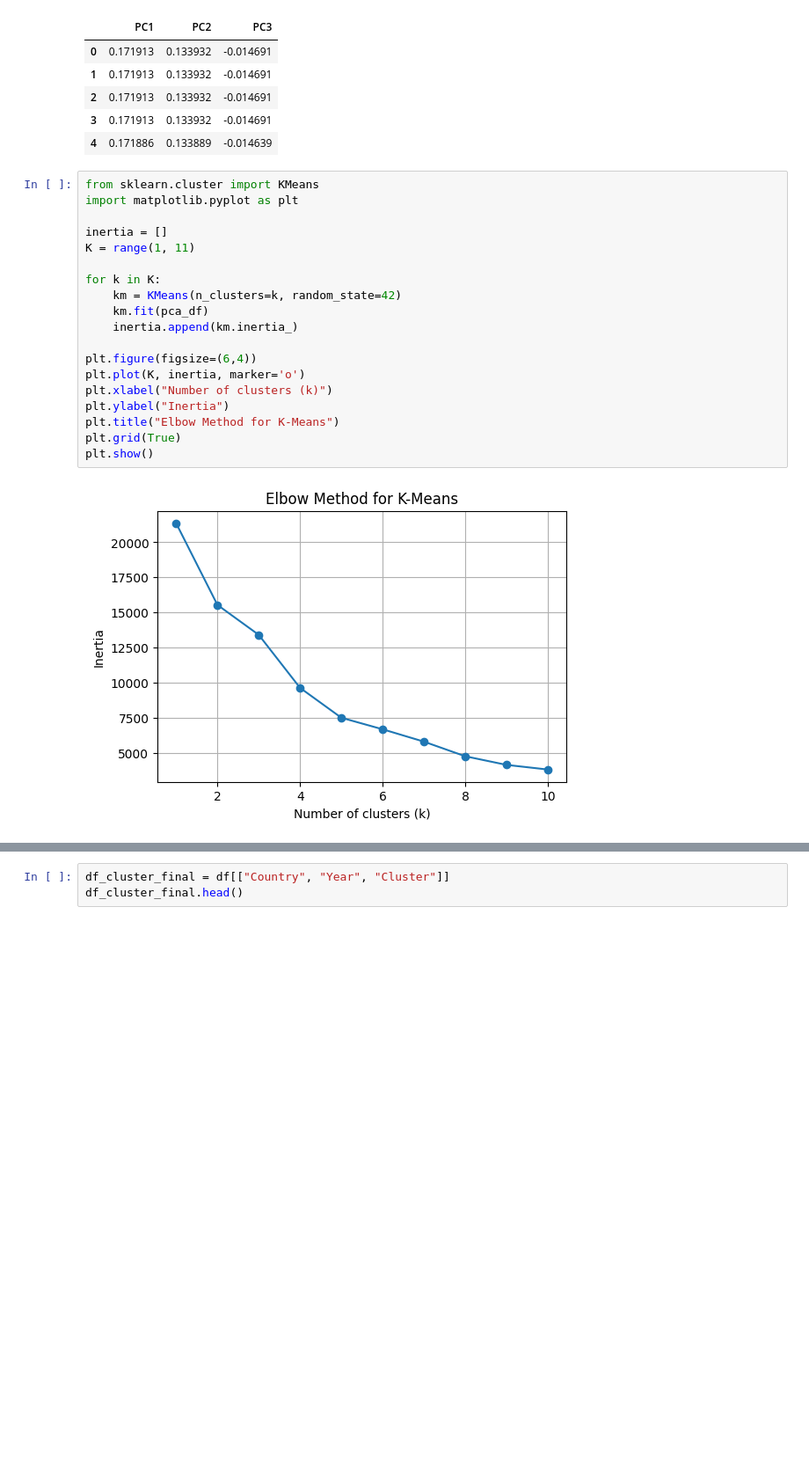
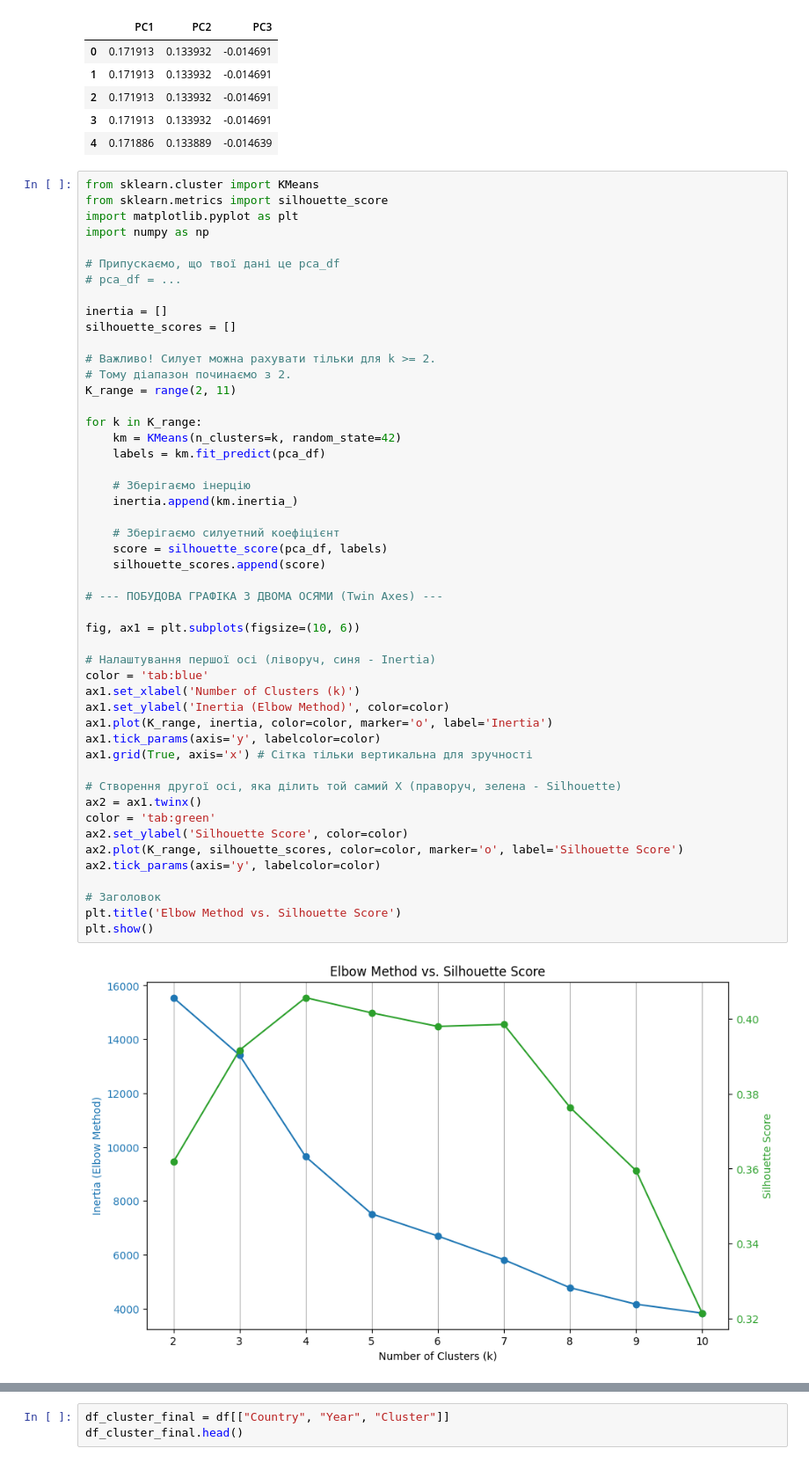
Before and after one commit to simonenkoanastasiia-eng/datascience, a Jupyter notebook: Untitled-checkpoint.ipynb, the cells around one changed output, grey strips where cells are left out. Shown at 88% size. Saved outputs shown, nothing was run; the diff lists cells and outputs as text; blank space fills up the shorter version.

Commit message:
new clusters

```diff
--- a/Untitled-checkpoint.ipynb
+++ b/Untitled-checkpoint.ipynb
@@ -1673,23 +1673,53 @@ pca_df.head()
 | 4 | 0.171886 | 0.133889 | -0.014639 |
 # %%
 from sklearn.cluster import KMeans
+from sklearn.metrics import silhouette_score
 import matplotlib.pyplot as plt
+import numpy as np
+
+# Припускаємо, що твої дані це pca_df
+# pca_df = ...
 
 inertia = []
-K = range(1, 11)
+silhouette_scores = []
 
-for k in K:
+# Важливо! Силует можна рахувати тільки для k >= 2.
+# Тому діапазон починаємо з 2.
+K_range = range(2, 11)
+
+for k in K_range:
     km = KMeans(n_clusters=k, random_state=42)
-    km.fit(pca_df)
+    labels = km.fit_predict(pca_df)
+
+    # Зберігаємо інерцію
     inertia.append(km.inertia_)
 
-plt.figure(figsize=(6,4))
-plt.plot(K, inertia, marker='o')
-plt.xlabel("Number of clusters (k)")
-plt.ylabel("Inertia")
-plt.title("Elbow Method for K-Means")
-plt.grid(True)
+    # Зберігаємо силуетний коефіцієнт
+    score = silhouette_score(pca_df, labels)
+    silhouette_scores.append(score)
+
+# --- ПОБУДОВА ГРАФІКА З ДВОМА ОСЯМИ (Twin Axes) ---
+
+fig, ax1 = plt.subplots(figsize=(10, 6))
+
+# Налаштування першої осі (ліворуч, синя - Inertia)
+color = 'tab:blue'
+ax1.set_xlabel('Number of Clusters (k)')
+ax1.set_ylabel('Inertia (Elbow Method)', color=color)
+ax1.plot(K_range, inertia, color=color, marker='o', label='Inertia')
+ax1.tick_params(axis='y', labelcolor=color)
+ax1.grid(True, axis='x') # Сітка тільки вертикальна для зручності
+
+# Створення другої осі, яка ділить той самий X (праворуч, зелена - Silhouette)
+ax2 = ax1.twinx()
+color = 'tab:green'
+ax2.set_ylabel('Silhouette Score', color=color)
+ax2.plot(K_range, silhouette_scores, color=color, marker='o', label='Silhouette Score')
+ax2.tick_params(axis='y', labelcolor=color)
+
+# Заголовок
+plt.title('Elbow Method vs. Silhouette Score')
 plt.show()
 # %% [output]
-[figure, old version]
+[figure, new version]
 # %% [markdown]
```
Also changed, not shown: parts of 14 cells of this notebook, 1 other file.
